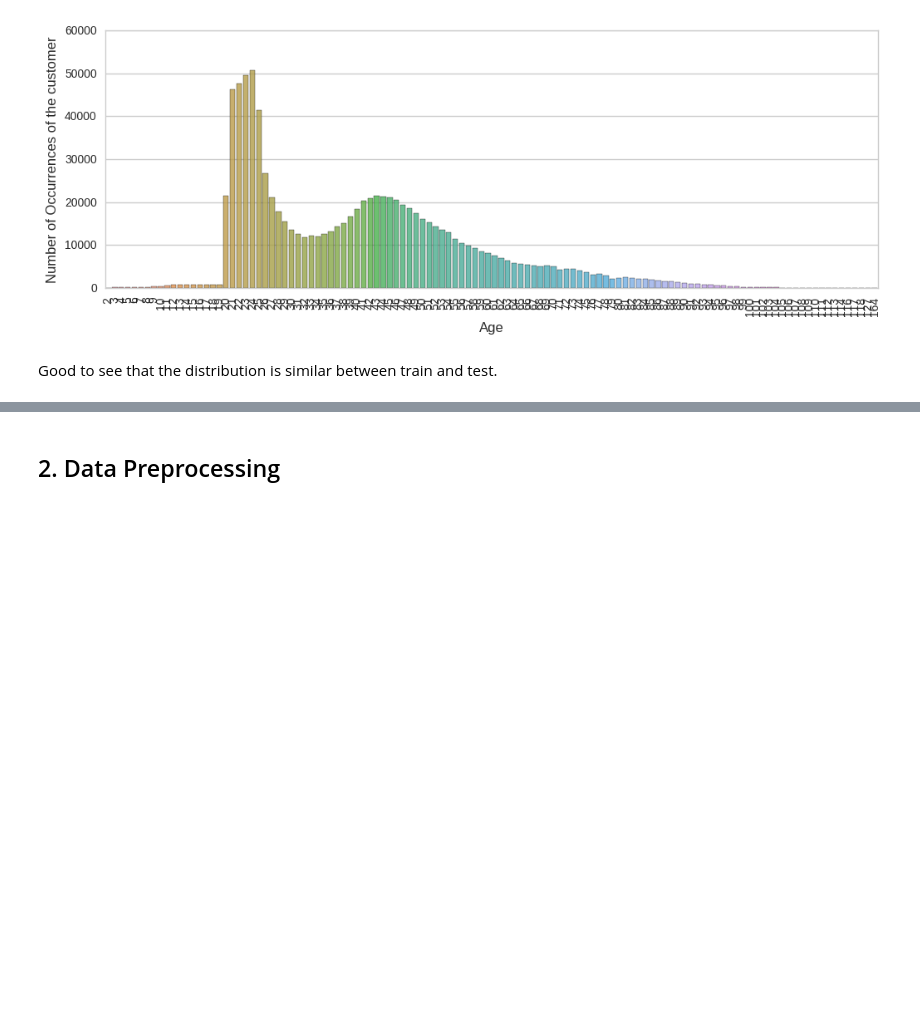
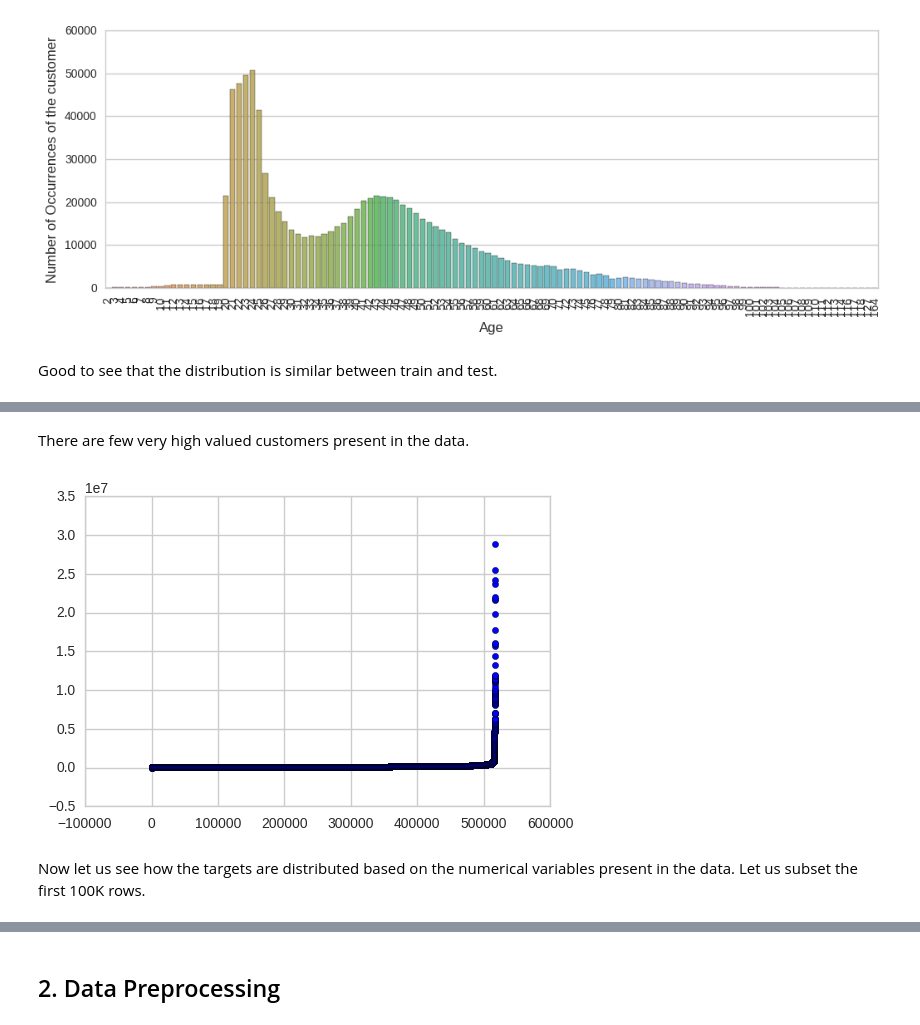
Before and after one commit to mosin26/general, a Jupyter notebook: santander.ipynb, the cells around one changed output, grey strips where cells are left out. Cells and saved outputs as stored; diff of their text form; code cells hidden in the pictures; blank space fills up the shorter version.

```diff
--- a/santander.ipynb
+++ b/santander.ipynb
@@ -258,0 +302,13 @@ ToDo:
+# %% [markdown]
+There are few very high valued customers present in the data.
+# %%
+test = pd.read_csv('test_ver2.csv', usecols=['renta'])
+test['renta'] = test['renta'].replace(to_replace=['         NA'], value=np.nan).astype('float')
+# note that there is NA value in test
+unique_values = np.sort(test.renta.unique())
+plt.scatter(range(len(unique_values)), unique_values)
+plt.show()
+# %% [output]
+[figure, added]
+# %% [markdown]
+Now let us see how the targets are distributed based on the numerical variables present in the data. Let us subset the first 100K rows.
```
Also changed, not shown: parts of 17 cells of this notebook.
